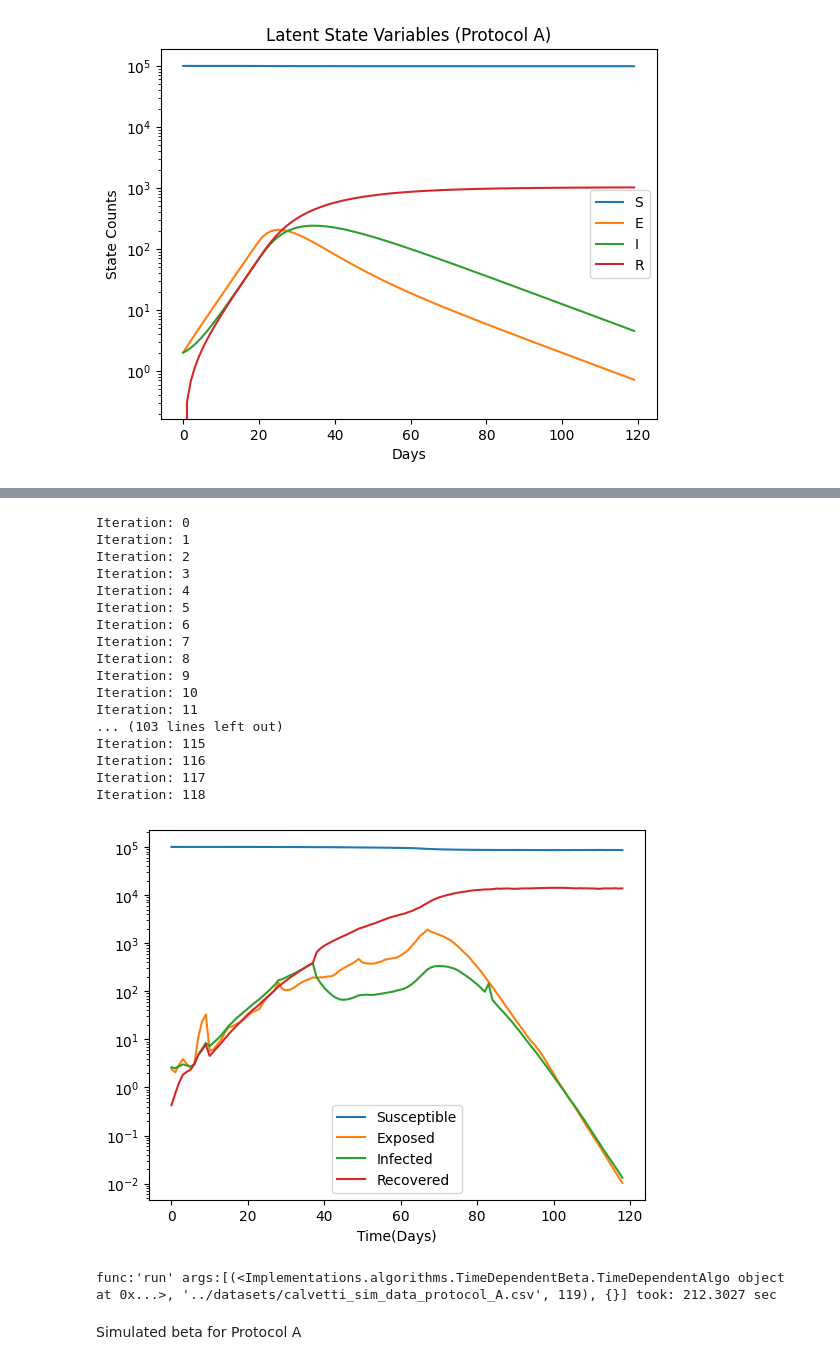
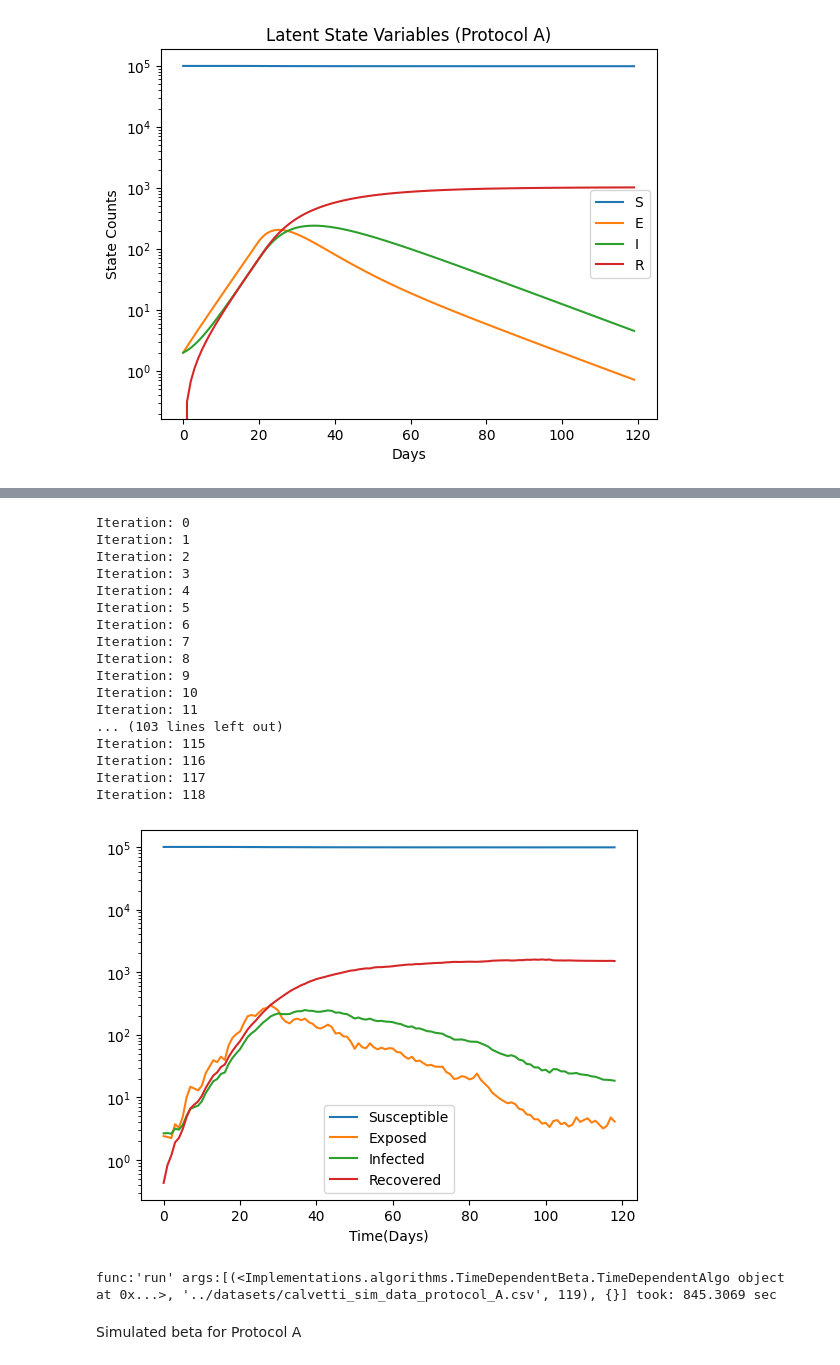
Before and after one commit to atiumcache/PF_forecast, a Jupyter notebook: juptyer notebooks/Calvetti_Model.ipynb, the cells around one changed output, grey strips where cells are left out. Drawn from its saved outputs; the diff is of its cells as text; code cells hidden in the pictures.

```diff
--- a/juptyer notebooks/Calvetti_Model.ipynb
+++ b/juptyer notebooks/Calvetti_Model.ipynb
@@ -124,18 +124,18 @@ from functools import partial
 
 '''Algorithm object encapsulating all the requirements'''
 algo = TimeDependentAlgo(integrator = LSODACalvettiSolver(),
-                        perturb = MultivariatePerturbations(hyper_params={"h":0.1,"sigma1":0.01,"sigma2":0.1}),
+                        perturb = MultivariatePerturbations(hyper_params={"h":0.9,"sigma1":0.01,"sigma2":0.1}),
                         resampler = PoissonResample(),
                         ctx=Context(population=100_000,
                                     state_size = 4,
-                                    prior_weights=np.zeros(5000),
-                                    pos_weights = np.zeros(5000),
-                                    weight_ratio=np.ones(5000),
+                                    prior_weights=np.zeros(20000),
+                                    pos_weights = np.zeros(20000),
+                                    weight_ratio=np.ones(20000),
                                     seed_loc=[1,2],
                                     seed_size=0.00005,
                                     forward_estimation=1,
                                     rng=np.random.default_rng(),
-                        particle_count=5000))
+                        particle_count=20000))
 
 algo.initialize(params={
 "beta":ESTIMATION.VARIABLE,
@@ -145,35 +145,35 @@ algo.initialize(params={
 "alpha":0.1,
 "eta":ESTIMATION.STATIC,
 }
 ,priors={"beta":partial(algo.ctx.rng.uniform,0.1,0.6),
           "gamma":partial(algo.ctx.rng.uniform,1/28,1/7),
           "eta":partial(algo.ctx.rng.uniform,1/15,1/3),
           })
 
 '''Runs the PF over the specified data set for the specified length of time'''
 
 #algo.print_particles()
 algo.run(f'../datasets/calvetti_sim_data_protocol_A.csv',119)
 # %% [output]
 Iteration: 0
 Iteration: 1
 Iteration: 2
 Iteration: 3
 Iteration: 4
 Iteration: 5
 Iteration: 6
 Iteration: 7
 Iteration: 8
 Iteration: 9
 Iteration: 10
 Iteration: 11
 ... (103 lines left out)
 Iteration: 115
 Iteration: 116
 Iteration: 117
 Iteration: 118
-[figure, old version]
+[figure, new version]
-func:'run' args:[(<Implementations.algorithms.TimeDependentBeta.TimeDependentAlgo object at 0x...>, '../datasets/calvetti_sim_data_protocol_A.csv', 119), {}] took: 212.3027 sec
+func:'run' args:[(<Implementations.algorithms.TimeDependentBeta.TimeDependentAlgo object at 0x...>, '../datasets/calvetti_sim_data_protocol_A.csv', 119), {}] took: 845.3069 sec
 # %% [markdown]
 Simulated beta for Protocol A
 # %%
```
Also changed, not shown: parts of 2 cells of this notebook, 16 other files.
